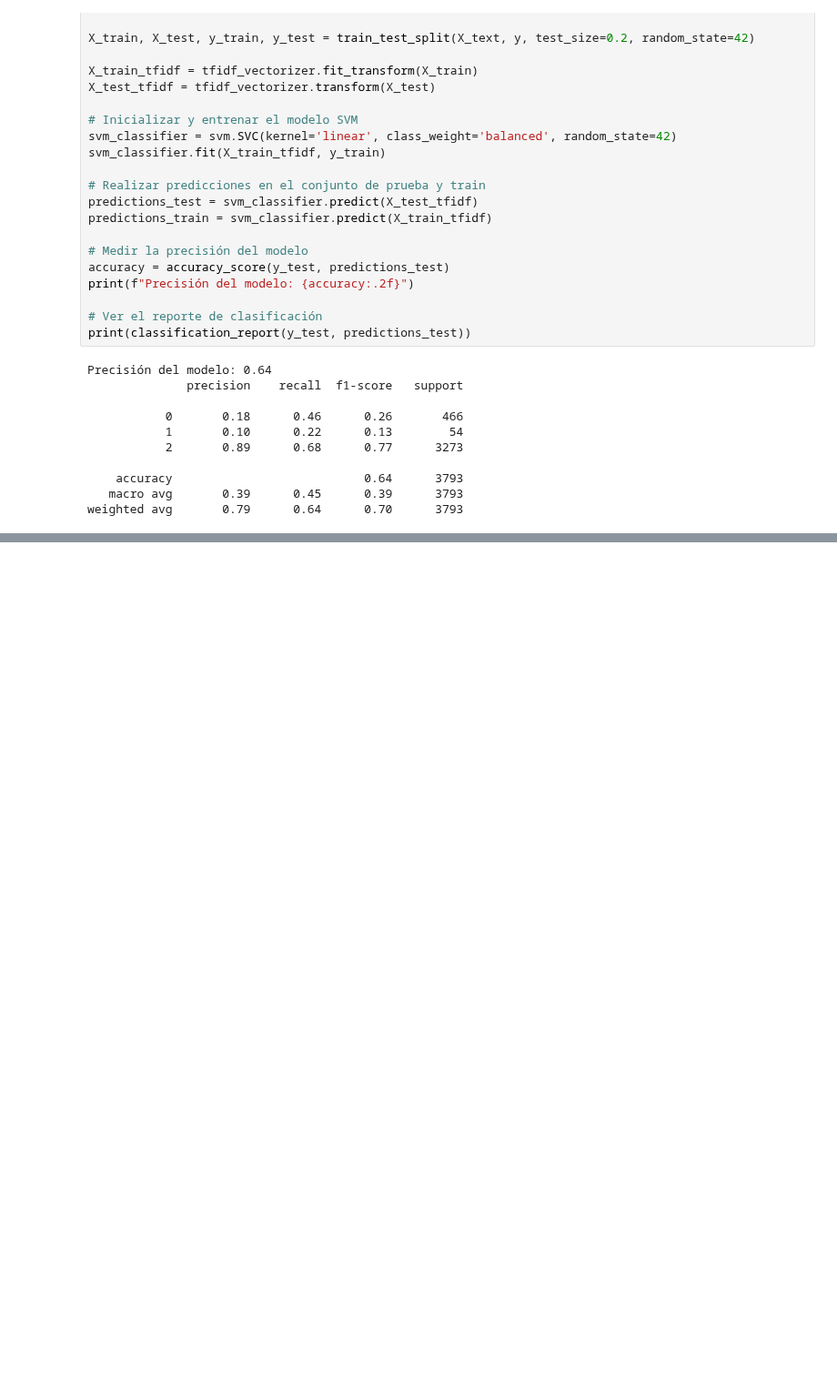
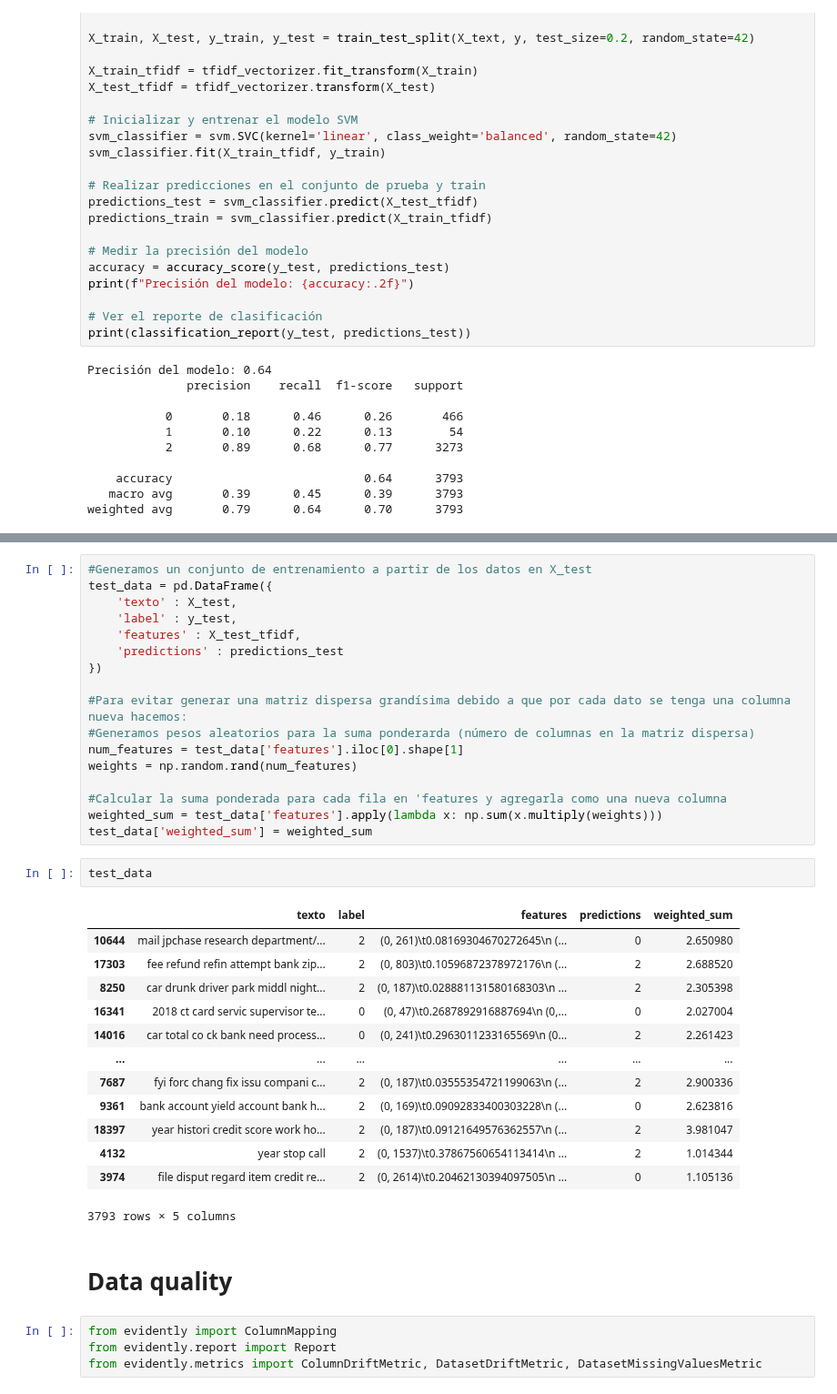
Before and after one commit to electrojam/Curso2-de-MLOPS-Despliegue-de-Modelos-de-Machine-Learning, a Jupyter notebook: monitoring/baseline_model_ticket_classifier.ipynb, the cells around one changed output, grey strips where cells are left out. Shown at 91% size. Cells and saved outputs as stored; diff of their text form; blank space fills up the shorter version.

```diff
--- a/monitoring/baseline_model_ticket_classifier.ipynb
+++ b/monitoring/baseline_model_ticket_classifier.ipynb
@@ -154,0 +223,39 @@ weighted avg       0.79      0.64      0.70      3793
+# %%
+#Generamos un conjunto de entrenamiento a partir de los datos en X_test
+test_data = pd.DataFrame({
+    'texto' : X_test,
+    'label' : y_test,
+    'features' : X_test_tfidf,
+    'predictions' : predictions_test
+})
+
+#Para evitar generar una matriz dispersa grandísima debido a que por cada dato se tenga una columna nueva hacemos:
+#Generamos pesos aleatorios para la suma ponderarda (número de columnas en la matriz dispersa)
+num_features = test_data['features'].iloc[0].shape[1]
+weights = np.random.rand(num_features)
+
+#Calcular la suma ponderada para cada fila en 'features y agregarla como una nueva columna
+weighted_sum = test_data['features'].apply(lambda x: np.sum(x.multiply(weights)))
+test_data['weighted_sum'] = weighted_sum
+# %%
+test_data
+# %% [output]
+|  | texto | label | features | predictions | weighted_sum |
+| 10644 | mail jpchase research department/... | 2 | (0, 261)\t0.08169304670272645\n (... | 0 | 2.650980 |
+| 17303 | fee refund refin attempt bank zip... | 2 | (0, 803)\t0.10596872378972176\n (... | 2 | 2.688520 |
+| 8250 | car drunk driver park middl night... | 2 | (0, 187)\t0.028881131580168303\n ... | 2 | 2.305398 |
+| 16341 | 2018 ct card servic supervisor te... | 0 | (0, 47)\t0.2687892916887694\n (0,... | 0 | 2.027004 |
+| 14016 | car total co ck bank need process... | 0 | (0, 241)\t0.2963011233165569\n (0... | 2 | 2.261423 |
+| ... | ... | ... | ... | ... | ... |
+| 7687 | fyi forc chang fix issu compani c... | 2 | (0, 187)\t0.03555354721199063\n (... | 2 | 2.900336 |
+| 9361 | bank account yield account bank h... | 2 | (0, 169)\t0.09092833400303228\n (... | 0 | 2.623816 |
+| 18397 | year histori credit score work ho... | 2 | (0, 187)\t0.09121649576362557\n (... | 2 | 3.981047 |
+| 4132 | year stop call | 2 | (0, 1537)\t0.37867560654113414\n ... | 2 | 1.014344 |
+| 3974 | file disput regard item credit re... | 2 | (0, 2614)\t0.20462130394097505\n ... | 0 | 1.105136 |
+3793 rows × 5 columns
+# %% [markdown]
+# Data quality
+# %%
+from evidently import ColumnMapping
+from evidently.report import Report
+from evidently.metrics import ColumnDriftMetric, DatasetDriftMetric, DatasetMissingValuesMetric
```
Also changed, not shown: parts of 14 cells of this notebook, 1 other file.
